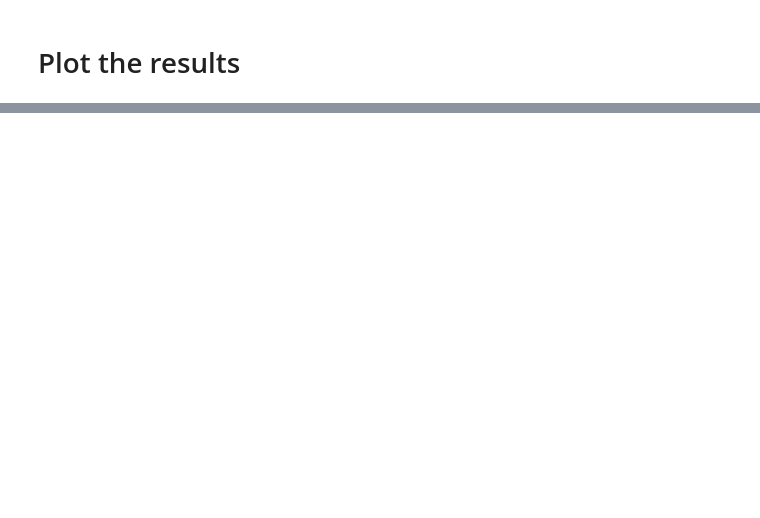
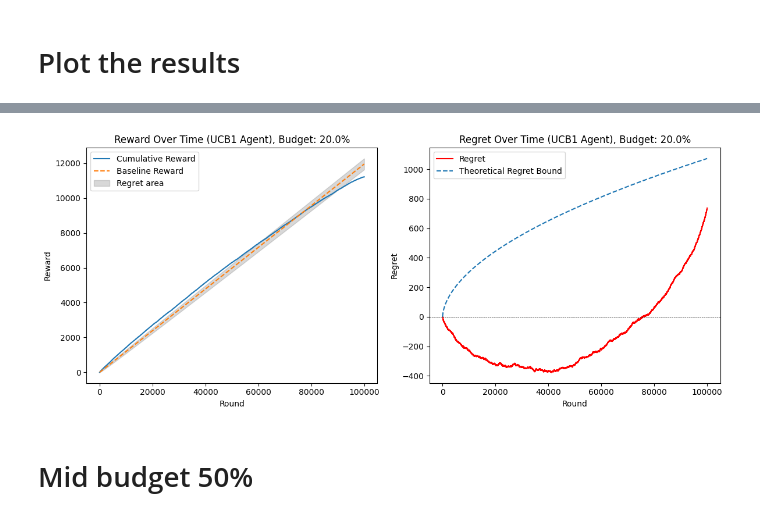
Before and after one commit to Filippo-Galli/Online-Learning-Application-project, a Jupyter notebook: 1_single_prod_stoc_B_const/main.ipynb, the cells around one changed output, grey strips where cells are left out. Cells and saved outputs as stored; diff of their text form; code cells hidden in the pictures; blank space fills up the shorter version.

```diff
--- a/1_single_prod_stoc_B_const/main.ipynb
+++ b/1_single_prod_stoc_B_const/main.ipynb
@@ -535,0 +532,2 @@ Round 60000: Revenue =   0.42, Cumulative = 17066.02, Remaining inventory = 2751
+# %%
+budget = 0.2
@@ -535,0 +612,41 @@ Round 60000: Revenue =   0.42, Cumulative = 17066.02, Remaining inventory = 2751
+# %%
+_, opt_value, _, _ = compute_clairvoyant(
+    prices=agent_params['prices'],
+    environment=StochasticPricingEnvironment(valuation_distribution=valuation_dist),
+    T=agent_params['T'],
+    P=agent_params['P']
+)
+
+baseline_reward_invetory = [opt_value * (t + 1) for t in range(T)]
+regret_invetory = np.array(baseline_reward_invetory) - cumulative_revenue
+
+t_vals = np.arange(1, T + 1)
+theoretical_bound = np.sqrt(np.log(t_vals) * t_vals)
+# Plot results
+plt.figure(figsize=(12, 5))
+
+plt.subplot(1, 2, 1)
+plt.plot(cumulative_revenue, label="Cumulative Reward")
+plt.plot(baseline_reward_invetory, label="Baseline Reward", linestyle="--")
+t_values = np.arange(T)
+plt.fill_between(t_values, baseline_reward_invetory-np.sqrt(t_values), baseline_reward_invetory+np.sqrt(t_values), color='gray', alpha=0.3, label="Regret area")
+plt.xlabel("Round")
+plt.ylabel("Reward")
+plt.title(f"Reward Over Time (UCB1 Agent), Budget: {budget*100}%")
+plt.legend()
+
+plt.subplot(1, 2, 2)
+plt.plot(regret_invetory, label="Regret", color='red')
+plt.axhline(y=0, color='black', linestyle='--', linewidth=0.5)
+plt.plot(theoretical_bound, label="Theoretical Regret Bound", linestyle="--")
+plt.xlabel("Round")
+plt.ylabel("Regret")
+plt.title(f"Regret Over Time (UCB1 Agent), Budget: {budget*100}%")
+plt.legend()
+
+plt.tight_layout()
+plt.show()
+# %% [output]
+[figure, added]
+# %% [markdown]
+# Mid budget 50%
```
Also changed, not shown: parts of 10 cells of this notebook, 7 other files.
